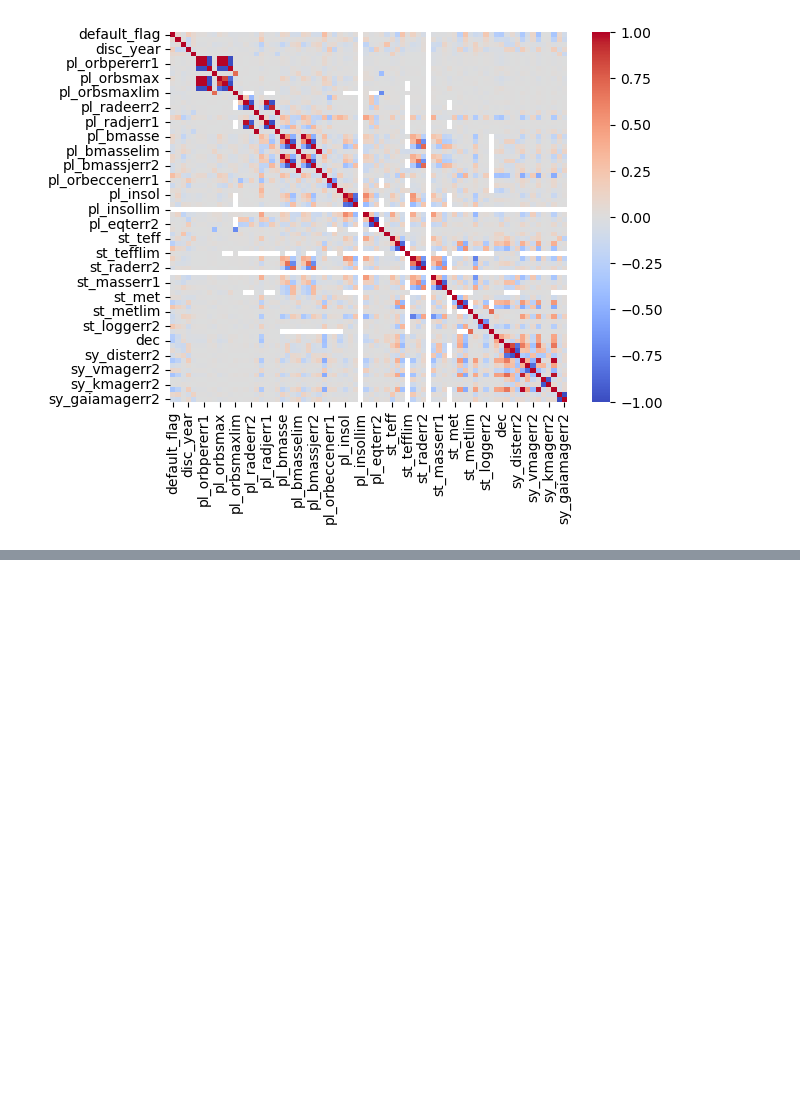
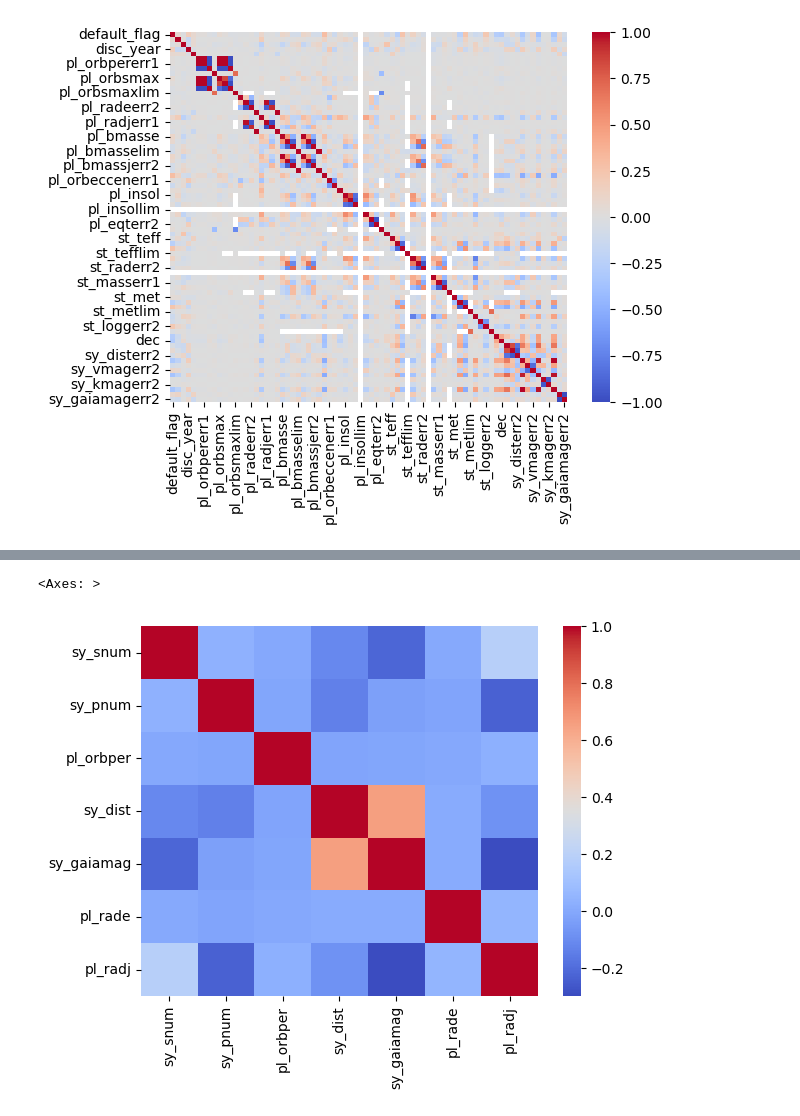
Before and after one commit to joncoe/exoplanet-discovery-CKS149, a Jupyter notebook: Exoplanet Study.ipynb, the cells around one changed output, grey strips where cells are left out. Cells and saved outputs as stored; diff of their text form; code cells hidden in the pictures; blank space fills up the shorter version.

Commit message:
Attempts at getting some interesting visualizations

```diff
--- a/Exoplanet Study.ipynb
+++ b/Exoplanet Study.ipynb
@@ -81,4 +80,6 @@ sns.heatmap(correlations,cmap='coolwarm')
 <Axes: >
 [figure]
 # %%
-# sns.swarmplot(x="sy_snum", y="sy_pnum", data=unique_planets_df)
+filter_cols = ['pl_name','gaia_id', 'sy_snum', 'sy_pnum', 'sy_mnum', 'cb_flag', 'pl_orbper', 'sy_dist', 'sy_plx', 'sy_gaiamag', 'pl_rade', 'pl_radj', 'pl_trandep', 'pl_trandur']
+filtered_exos = unique_planets_df.filter(filter_cols, axis=1)
+filtered_exos.describe()
@@ -84,0 +96,5 @@ sns.heatmap(correlations,cmap='coolwarm')
+# %%
+sns.heatmap(filtered_exos.corr(),cmap='coolwarm')
+# %% [output]
+<Axes: >
+[figure, added]
```
Also changed, not shown: parts of 5 cells of this notebook.
